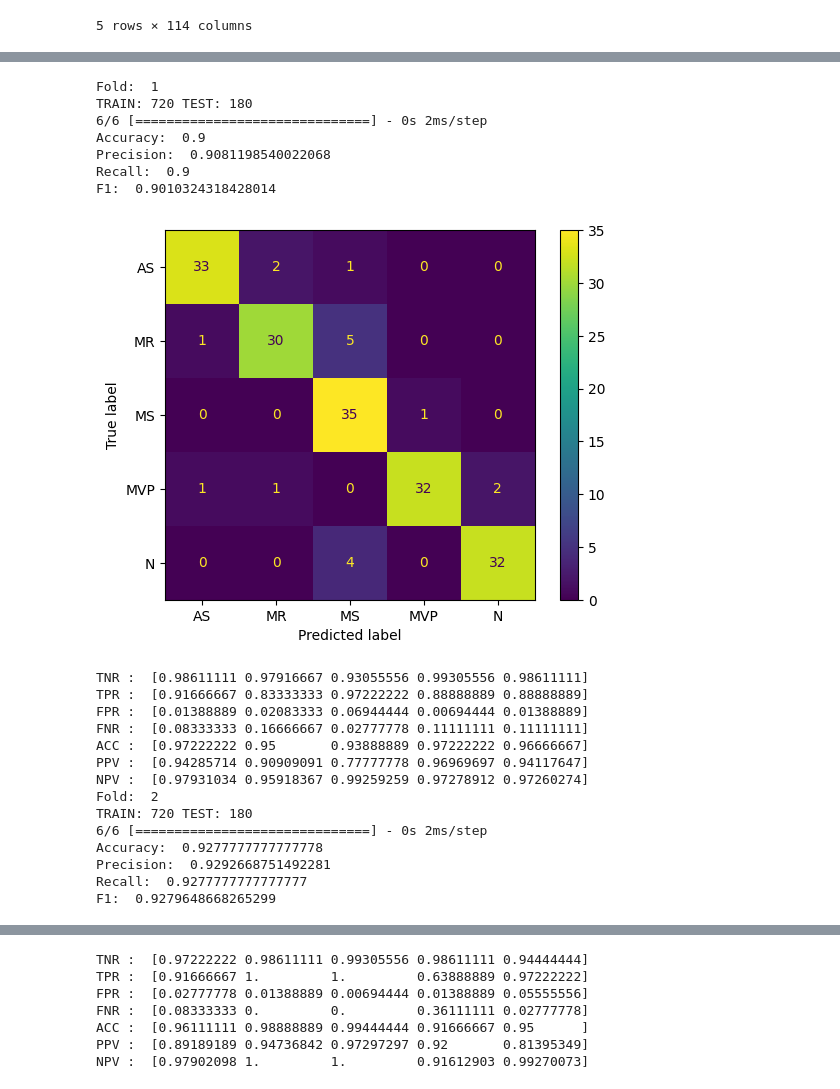
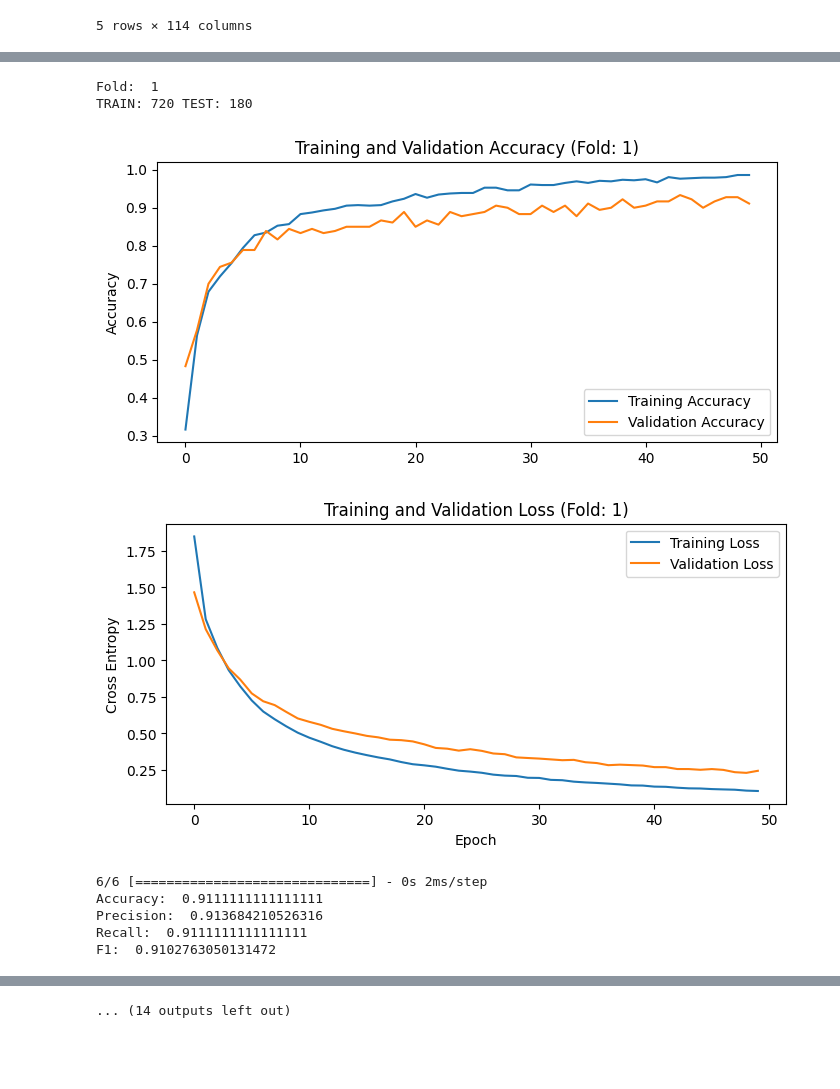
Before and after one commit to raflidev/vhd-machine-learning, a Jupyter notebook: Model/CNN_KFold.ipynb, the cells around one changed output, grey strips where cells are left out. Cells and saved outputs as stored; diff of their text form; code cells hidden in the pictures; blank space fills up the shorter version.

```diff
--- a/Model/CNN_KFold.ipynb
+++ b/Model/CNN_KFold.ipynb
@@ -76,6 +76,26 @@ for train_index, test_index in skf.split(X, y):
     history = model.fit(X_train, y_train, epochs=50, batch_size=64, validation_data=(X_test, y_test), verbose=0)
     # history = model.fit(X_train, y_train, epochs=50, batch_size=16, validation_data=(X_test, y_test), verbose=0)
 
+    plt.figure(figsize=(8, 8))
+    plt.subplot(2, 1, 1)
+    plt.plot(history.history['acc'], label='Training Accuracy')
+    plt.plot(history.history['val_acc'], label='Validation Accuracy')
+    plt.legend(loc='lower right')
+    plt.ylabel('Accuracy')
+    plt.title('Training and Validation Accuracy (Fold: '+str(no)+')')
+    plt.show()
+
+    plt.figure(figsize=(8, 8))
+    plt.subplot(2, 1, 1)
+    plt.plot(history.history['loss'], label='Training Loss')
+    plt.plot(history.history['val_loss'], label='Validation Loss')
+    plt.legend(loc='upper right')
+    plt.title('Training and Validation Loss (Fold: '+str(no)+')')
+    plt.ylabel('Cross Entropy')
+    plt.xlabel('Epoch')
+    plt.show()
+
+
     y_pred = model.predict(X_test)
     y_pred = np.argmax(y_pred, axis=1)
     y_test = np.argmax(y_test, axis=1)
@@ -272,8 +254,27 @@ for train_index, test_index in skf.split(X, y):
     model = build_model()
     optimazer = tf.keras.optimizers.Adam(learning_rate=0.0001)
     model.compile(optimizer=optimazer, loss='categorical_crossentropy', metrics=['acc'])
-    history = model.fit(X_train, y_train, epochs=50, batch_size=64, validation_data=(X_test, y_test), verbose=0)
-    # history = model.fit(X_train, y_train, epochs=50, batch_size=16, validation_data=(X_test, y_test), verbose=0)
+    # history = model.fit(X_train, y_train, epochs=50, batch_size=64, validation_data=(X_test, y_test), verbose=0)
+    history = model.fit(X_train, y_train, epochs=50, batch_size=16, validation_data=(X_test, y_test), verbose=0)
+
+    plt.figure(figsize=(8, 8))
+    plt.subplot(2, 1, 1)
+    plt.plot(history.history['acc'], label='Training Accuracy')
+    plt.plot(history.history['val_acc'], label='Validation Accuracy')
+    plt.legend(loc='lower right')
+    plt.ylabel('Accuracy')
+    plt.title('Training and Validation Accuracy (Fold: '+str(no)+')')
+    plt.show()
+
+    plt.figure(figsize=(8, 8))
+    plt.subplot(2, 1, 1)
+    plt.plot(history.history['loss'], label='Training Loss')
+    plt.plot(history.history['val_loss'], label='Validation Loss')
+    plt.legend(loc='upper right')
+    plt.title('Training and Validation Loss (Fold: '+str(no)+')')
+    plt.ylabel('Cross Entropy')
+    plt.xlabel('Epoch')
+    plt.show()
 
     y_pred = model.predict(X_test)
     y_pred = np.argmax(y_pred, axis=1)
@@ -302,50 +303,37 @@ for train_index, test_index in skf.split(X, y):
     TPR = TP/(TP+FN)
     # Specificity or true negative rate
     TNR = TN/(TN+FP)
     # Precision or positive predictive value
     PPV = TP/(TP+FP)
     # Negative predictive value
     NPV = TN/(TN+FN)
     # Fall out or false positive rate
     FPR = FP/(FP+TN)
     # False negative rate
     FNR = FN/(TP+FN)
     # False discovery rate
     FDR = FP/(TP+FP)
 
     # Overall accuracy
     ACC = (TP+TN)/(TP+FP+FN+TN)
 
     print("TNR : ", TNR)
     print("TPR : ", TPR)
     print("FPR : ", FPR)
     print("FNR : ", FNR)
     print("ACC : ", ACC)
     print("PPV : ", PPV)
     print("NPV : ", NPV)
 
 
     no += 1
 # %% [output]
 Fold:  1
 TRAIN: 720 TEST: 180
-6/6 [==============================] - 0s 2ms/step
-Accuracy:  0.9
-Precision:  0.9081198540022068
-Recall:  0.9
-F1:  0.9010324318428014
-[figure, old version]
+[figure, new version]
+[figure, new version]
-TNR :  [0.98611111 0.97916667 0.93055556 0.99305556 0.98611111]
-TPR :  [0.91666667 0.83333333 0.97222222 0.88888889 0.88888889]
-FPR :  [0.01388889 0.02083333 0.06944444 0.00694444 0.01388889]
-FNR :  [0.08333333 0.16666667 0.02777778 0.11111111 0.11111111]
-ACC :  [0.97222222 0.95       0.93888889 0.97222222 0.96666667]
-PPV :  [0.94285714 0.90909091 0.77777778 0.96969697 0.94117647]
-NPV :  [0.97931034 0.95918367 0.99259259 0.97278912 0.97260274]
-Fold:  2
-TRAIN: 720 TEST: 180
 6/6 [==============================] - 0s 2ms/step
-Accuracy:  0.9277777777777778
-Precision:  0.9292668751492281
-Recall:  0.9277777777777777
-F1:  0.9279648668265299
+Accuracy:  0.9111111111111111
+Precision:  0.913684210526316
+Recall:  0.9111111111111111
+F1:  0.9102763050131472
@@ -398,10 +368,4 @@ F1:  0.9007116483799817
-TNR :  [0.97222222 0.98611111 0.99305556 0.98611111 0.94444444]
-TPR :  [0.91666667 1.         1.         0.63888889 0.97222222]
-FPR :  [0.02777778 0.01388889 0.00694444 0.01388889 0.05555556]
-FNR :  [0.08333333 0.         0.         0.36111111 0.02777778]
-ACC :  [0.96111111 0.98888889 0.99444444 0.91666667 0.95      ]
-PPV :  [0.89189189 0.94736842 0.97297297 0.92       0.81395349]
-NPV :  [0.97902098 1.         1.         0.91612903 0.99270073]
+... (14 outputs left out)
 # %%
 model = build_model()
 model.summary()
```
Also changed, not shown: parts of 3 cells of this notebook, 25 other files.
